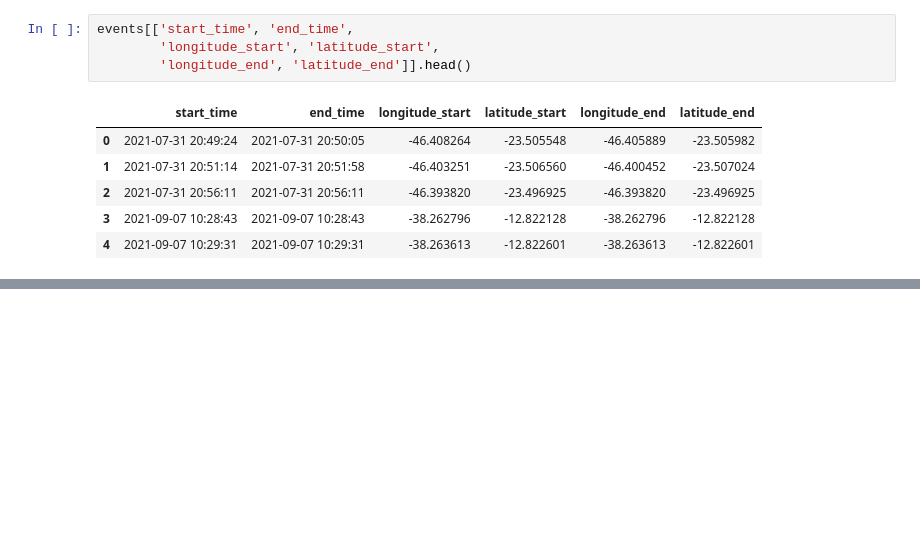
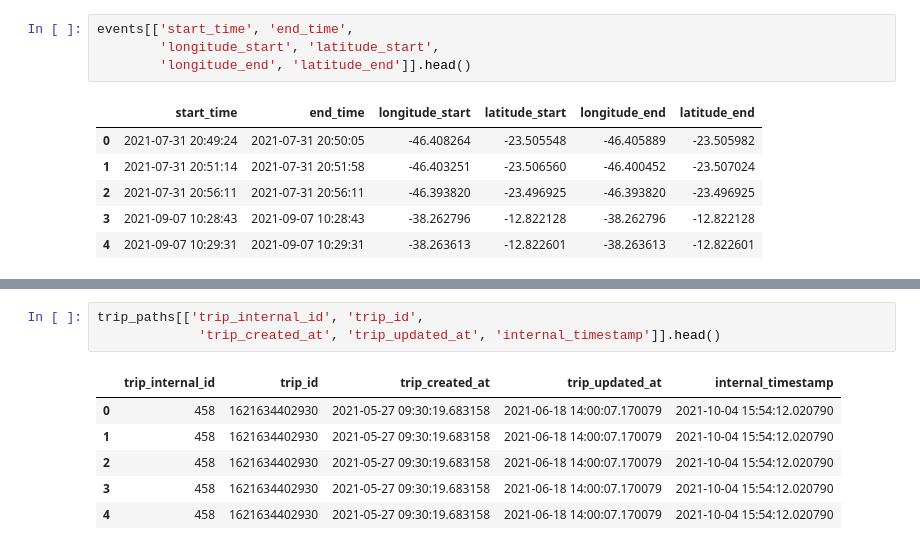
Before and after one commit to AlbertoSCF/location_data_analysis, a Jupyter notebook: DATA-EXPLORATION-0-zendrive_schema.ipynb, the cells around one changed output, grey strips where cells are left out. Saved outputs shown, nothing was run; the diff lists cells and outputs as text; blank space fills up the shorter version.

```diff
--- a/DATA-EXPLORATION-0-zendrive_schema.ipynb
+++ b/DATA-EXPLORATION-0-zendrive_schema.ipynb
@@ -384,0 +461,10 @@ trip_paths.head()
+# %%
+trip_paths[['trip_internal_id', 'trip_id',
+             'trip_created_at', 'trip_updated_at', 'internal_timestamp']].head()
+# %% [output]
+|  | trip_internal_id | trip_id | trip_created_at | trip_updated_at | internal_timestamp |
+| 0 | 458 | 1621634402930 | 2021-05-27 09:30:19.683158 | 2021-06-18 14:00:07.170079 | 2021-10-04 15:54:12.020790 |
+| 1 | 458 | 1621634402930 | 2021-05-27 09:30:19.683158 | 2021-06-18 14:00:07.170079 | 2021-10-04 15:54:12.020790 |
+| 2 | 458 | 1621634402930 | 2021-05-27 09:30:19.683158 | 2021-06-18 14:00:07.170079 | 2021-10-04 15:54:12.020790 |
+| 3 | 458 | 1621634402930 | 2021-05-27 09:30:19.683158 | 2021-06-18 14:00:07.170079 | 2021-10-04 15:54:12.020790 |
+| 4 | 458 | 1621634402930 | 2021-05-27 09:30:19.683158 | 2021-06-18 14:00:07.170079 | 2021-10-04 15:54:12.020790 |
```
Also changed, not shown: parts of 27 cells of this notebook, 1 other file.
